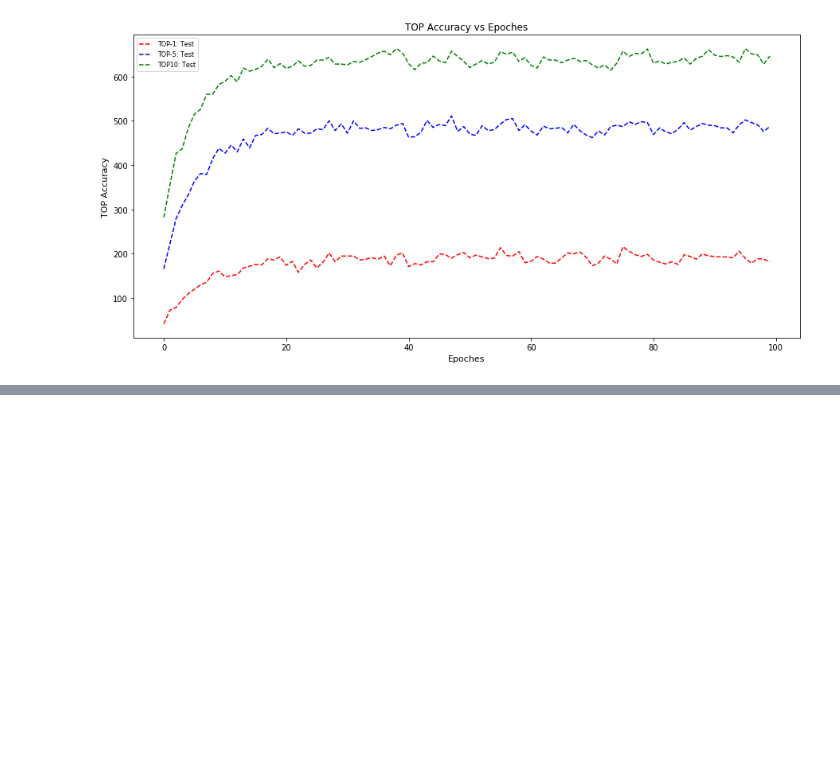
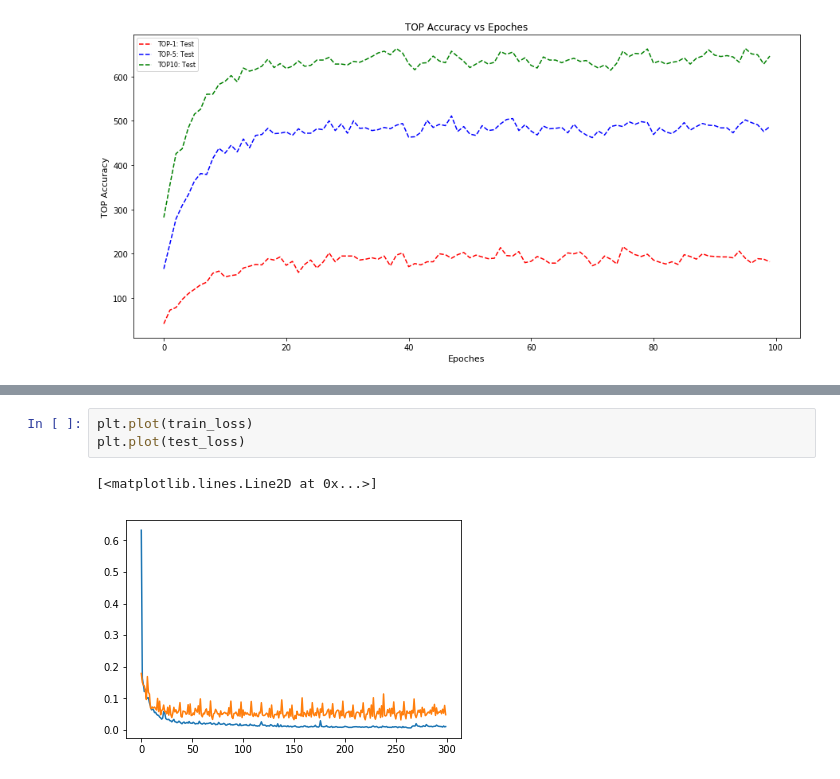
Before and after one commit to zenoWZH/textsimiliarity, a Jupyter notebook: 2017-7-31 实验数据收集：短文章lstm.ipynb, the cells around one changed output, grey strips where cells are left out. Cells and saved outputs as stored; diff of their text form; blank space fills up the shorter version.

```diff
--- a/2017-7-31 实验数据收集：短文章lstm.ipynb
+++ b/2017-7-31 实验数据收集：短文章lstm.ipynb
@@ -1975,0 +2181,6 @@ plt.show()
+# %%
+plt.plot(train_loss)
+plt.plot(test_loss)
+# %% [output]
+[<matplotlib.lines.Line2D at 0x...>]
+[figure, added]
```
Also changed, not shown: parts of 28 cells of this notebook, 24 other files.
